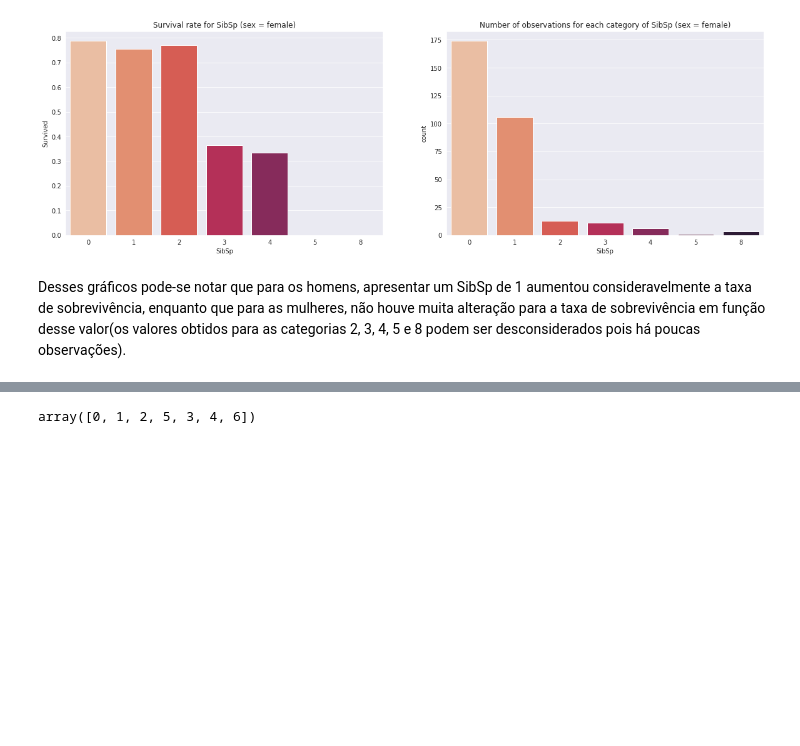
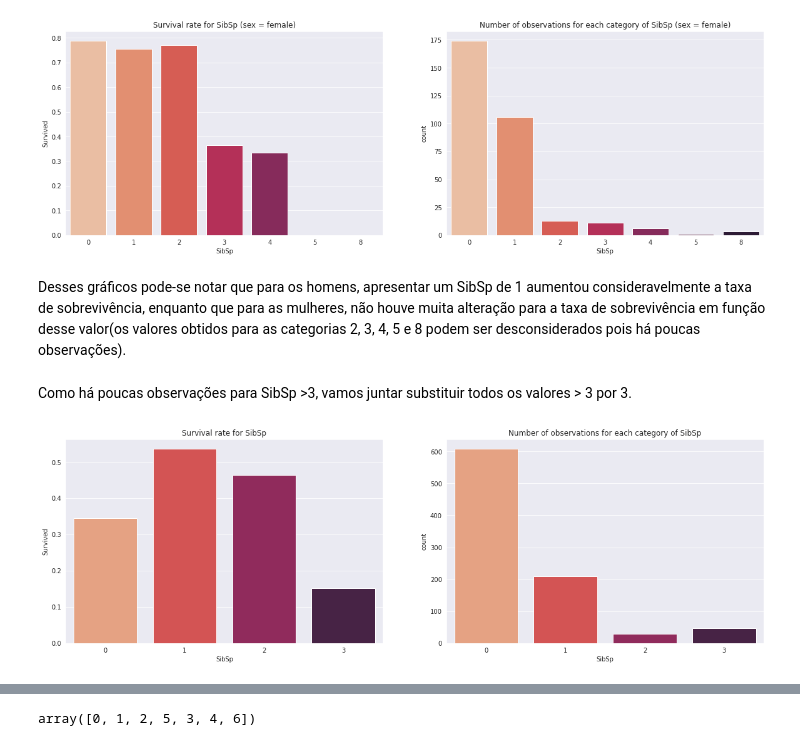
Before and after one commit to jvtdegelo/kaggle_competitions, a Jupyter notebook: Titanic/titanic-EDA.ipynb, the cells around one changed output, grey strips where cells are left out. Drawn from its saved outputs; the diff is of its cells as text; code cells hidden in the pictures; blank space fills up the shorter version.

```diff
--- a/Titanic/titanic-EDA.ipynb
+++ b/Titanic/titanic-EDA.ipynb
@@ -226,3 +226,14 @@ grafico_de_barras_sobrevivencia(train_df[train_df["Sex"] == "female"], "SibSp",
 [figure]
 # %% [markdown]
 Desses gráficos pode-se notar que para os homens, apresentar um SibSp de 1 aumentou consideravelmente a taxa de sobrevivência, enquanto que para as mulheres, não houve muita alteração para a taxa de sobrevivência em função desse valor(os valores obtidos para as categorias 2, 3, 4, 5 e 8 podem ser desconsiderados pois há poucas observações).
+# %% [markdown]
+Como há poucas observações para SibSp >3, vamos juntar substituir todos os valores > 3 por 3.
+# %%
+def trataColunaSibSp(df):
+    df.loc[df["SibSp"]>3, "SibSp"] = 3
+    return df
+
+train_df = trataColunaSibSp(train_df)
+grafico_de_barras_sobrevivencia(train_df, "SibSp")
+# %% [output]
+[figure, added]
```
Also changed, not shown: parts of 30 cells of this notebook, 2 other files.
